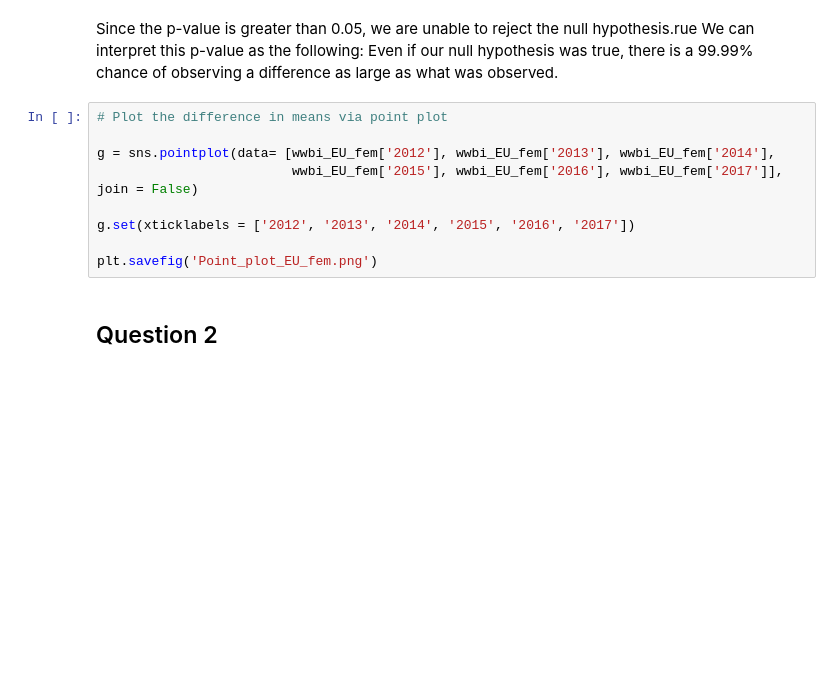
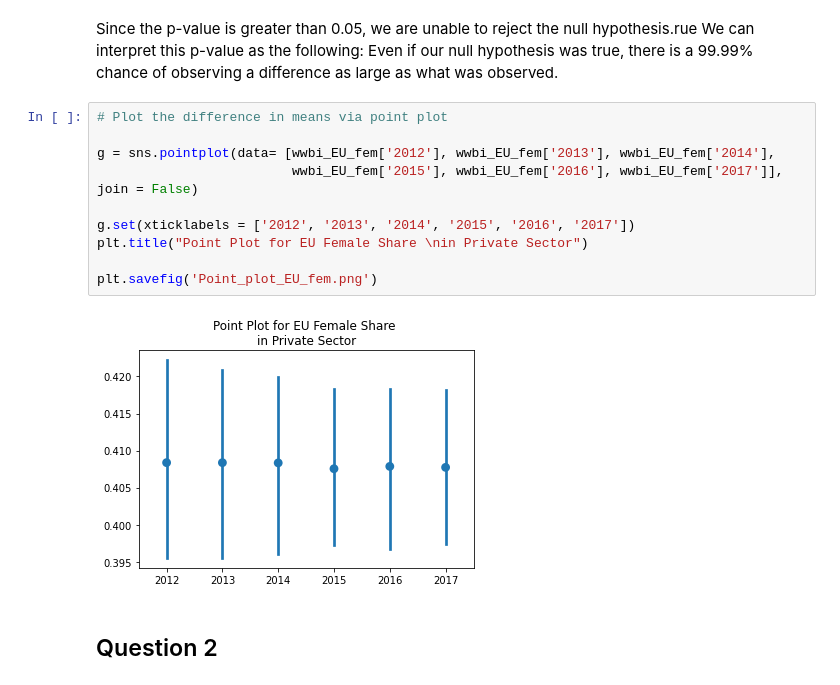
Before and after one commit to Abbast/Thinkfulta18, a Jupyter notebook: Capstone_1.ipynb, the cells around one changed output. Drawn from its saved outputs; the diff is of its cells as text; blank space fills up the shorter version.

```diff
--- a/Capstone_1.ipynb
+++ b/Capstone_1.ipynb
@@ -210,12 +285,15 @@ Since the p-value is greater than 0.05, we are unable to reject the null hypothe
 # %%
 # Plot the difference in means via point plot
 
 g = sns.pointplot(data= [wwbi_EU_fem['2012'], wwbi_EU_fem['2013'], wwbi_EU_fem['2014'],
                          wwbi_EU_fem['2015'], wwbi_EU_fem['2016'], wwbi_EU_fem['2017']], join = False)
 
 g.set(xticklabels = ['2012', '2013', '2014', '2015', '2016', '2017'])
+plt.title("Point Plot for EU Female Share \nin Private Sector")
 
 plt.savefig('Point_plot_EU_fem.png')
+# %% [output]
+[figure, added]
 # %% [markdown]
 ## Question 2 ##
 # %%
```
Also changed, not shown: parts of 23 cells of this notebook.
